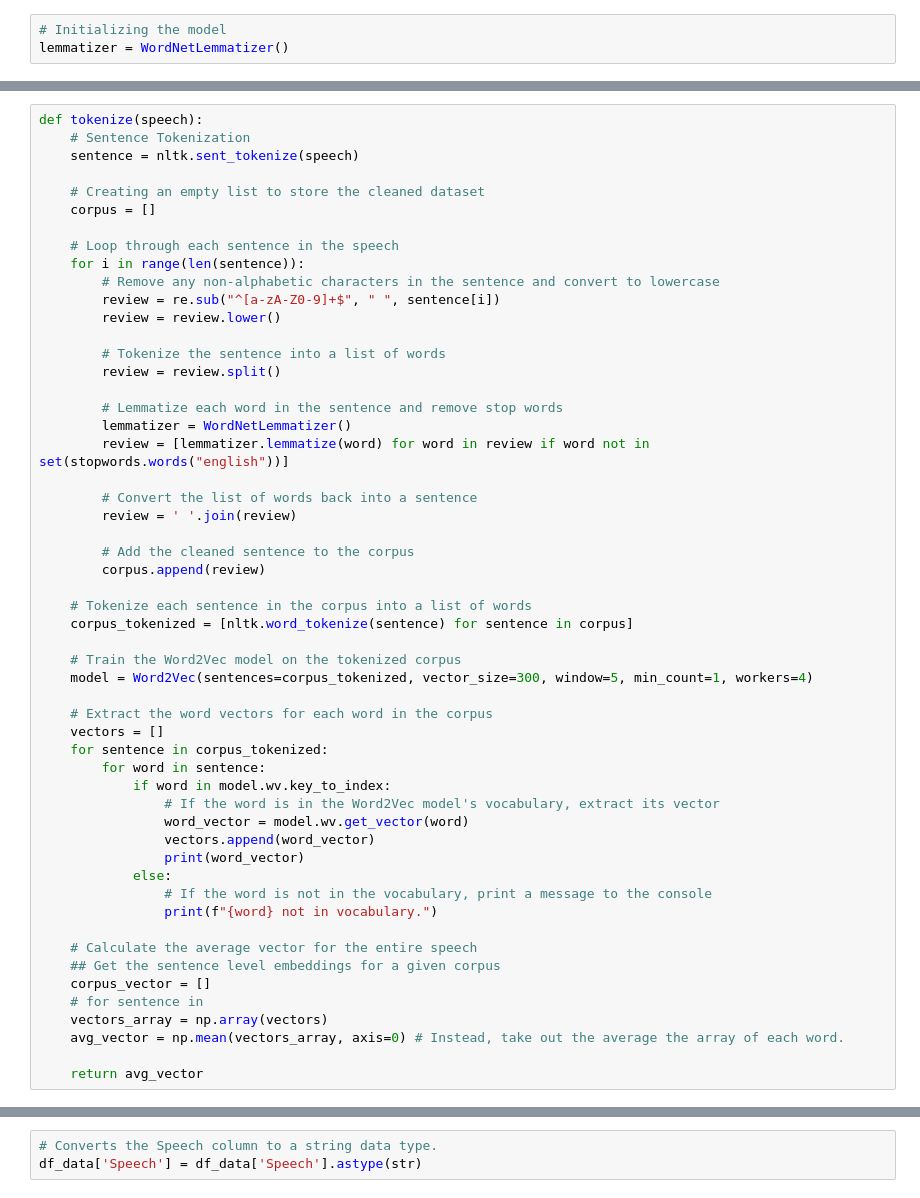
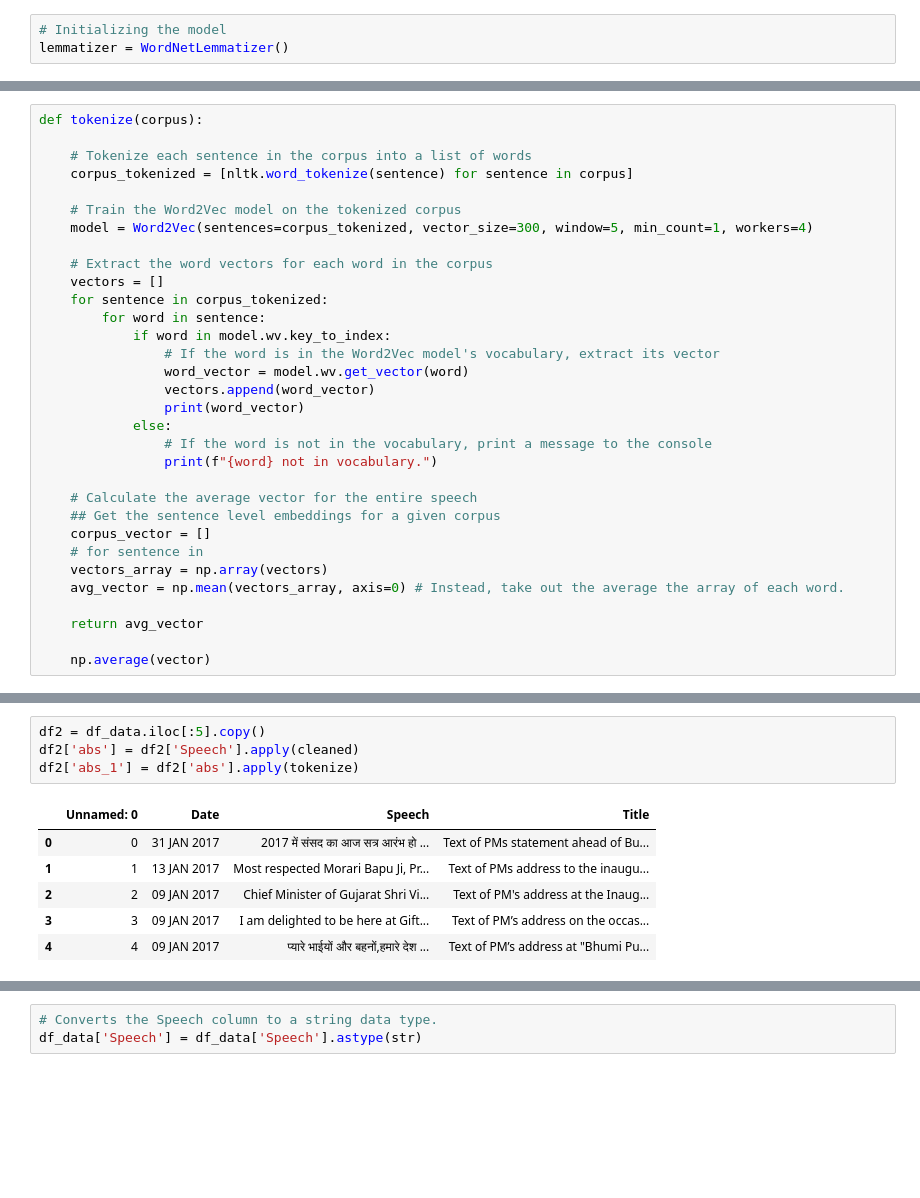
Before and after one commit to ohhlalit/CP, a Jupyter notebook: Data_Cleaning.ipynb, the cells around one changed output, grey strips where cells are left out. Drawn from its saved outputs; the diff is of its cells as text; blank space fills up the shorter version.

```diff
--- a/Data_Cleaning.ipynb
+++ b/Data_Cleaning.ipynb
@@ -18,29 +62,5 @@ lemmatizer = WordNetLemmatizer()
 # %%
-def tokenize(speech):
-    # Sentence Tokenization
-    sentence = nltk.sent_tokenize(speech)
-
-    # Creating an empty list to store the cleaned dataset
-    corpus = []
-
-    # Loop through each sentence in the speech
-    for i in range(len(sentence)):
-        # Remove any non-alphabetic characters in the sentence and convert to lowercase
-        review = re.sub("^[a-zA-Z0-9]+$", " ", sentence[i])
-        review = review.lower()
-
-        # Tokenize the sentence into a list of words
-        review = review.split()
-
-        # Lemmatize each word in the sentence and remove stop words
-        lemmatizer = WordNetLemmatizer()
-        review = [lemmatizer.lemmatize(word) for word in review if word not in set(stopwords.words("english"))]
-
-        # Convert the list of words back into a sentence
-        review = ' '.join(review)
-
-        # Add the cleaned sentence to the corpus
-        corpus.append(review)
+def tokenize(corpus):
 
     # Tokenize each sentence in the corpus into a list of words
     corpus_tokenized = [nltk.word_tokenize(sentence) for sentence in corpus]
@@ -69,3 +89,5 @@ def tokenize(speech):
     avg_vector = np.mean(vectors_array, axis=0) # Instead, take out the average the array of each word.
 
     return avg_vector
+
+    np.average(vector)
@@ -92,0 +94,11 @@ l = tokenize(string)
+# %%
+df2 = df_data.iloc[:5].copy()
+df2['abs'] = df2['Speech'].apply(cleaned)
+df2['abs_1'] = df2['abs'].apply(tokenize)
+# %% [output]
+|  | Unnamed: 0 | Date | Speech | Title |
+| 0 | 0 | 31 JAN 2017 | 2017 में संसद का आज सत्र आरंभ हो ... | Text of PMs statement ahead of Bu... |
+| 1 | 1 | 13 JAN 2017 | Most respected Morari Bapu Ji, Pr... | Text of PMs address to the inaugu... |
+| 2 | 2 | 09 JAN 2017 | Chief Minister of Gujarat Shri Vi... | Text of PM's address at the Inaug... |
+| 3 | 3 | 09 JAN 2017 | I am delighted to be here at Gift... | Text of PM’s address on the occas... |
+| 4 | 4 | 09 JAN 2017 | प्यारे भाईयों और बहनों,हमारे देश ... | Text of PM’s address at "Bhumi Pu... |
```
Also changed, not shown: parts of 15 cells of this notebook.
